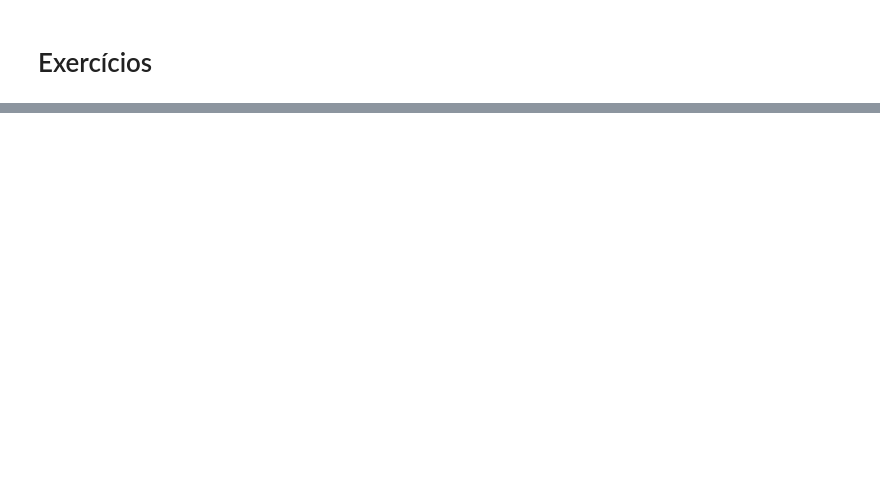
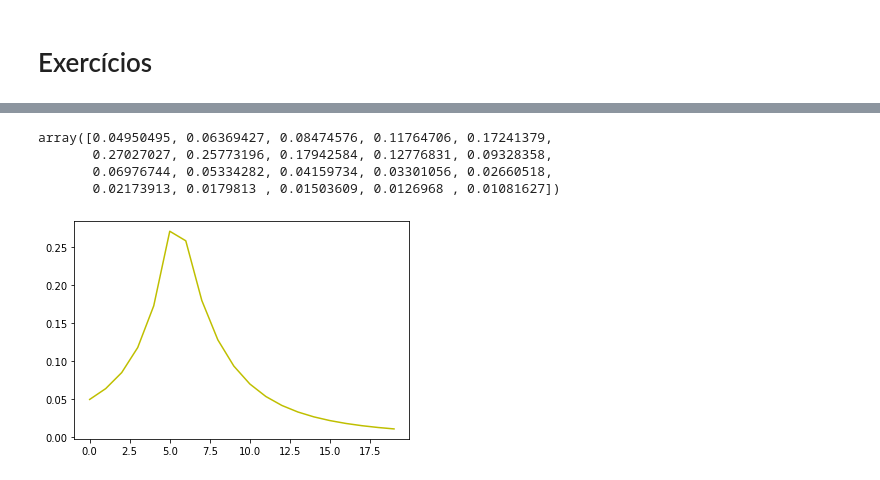
Before and after one commit to zavaleta/Fuzzy_logic_UFRRJ, a Jupyter notebook: Fuzzy_logic_Aula01.ipynb, the cells around one changed output, grey strips where cells are left out. Drawn from its saved outputs; the diff is of its cells as text; code cells hidden in the pictures; blank space fills up the shorter version.

```diff
--- a/Fuzzy_logic_Aula01.ipynb
+++ b/Fuzzy_logic_Aula01.ipynb
@@ -154,0 +256,14 @@ plt.legend();
+# %%
+# intersecao
+f1_i_f2 = np.fmin(v1,v2)
+f1_i_f2
+# %% [output]
+array([0.04950495, 0.06369427, 0.08474576, 0.11764706, 0.17241379,
+       0.27027027, 0.25773196, 0.17942584, 0.12776831, 0.09328358,
+       0.06976744, 0.05334282, 0.04159734, 0.03301056, 0.02660518,
+       0.02173913, 0.0179813 , 0.01503609, 0.0126968 , 0.01081627])
+# %%
+# conjuntos A e B
+plt.plot(x,f1_i_f2,'y');
+# %% [output]
+[figure, added]
```
Also changed, not shown: parts of 29 cells of this notebook.
